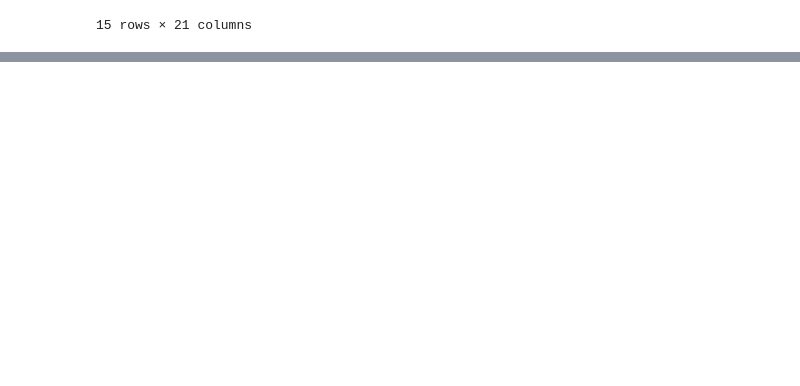
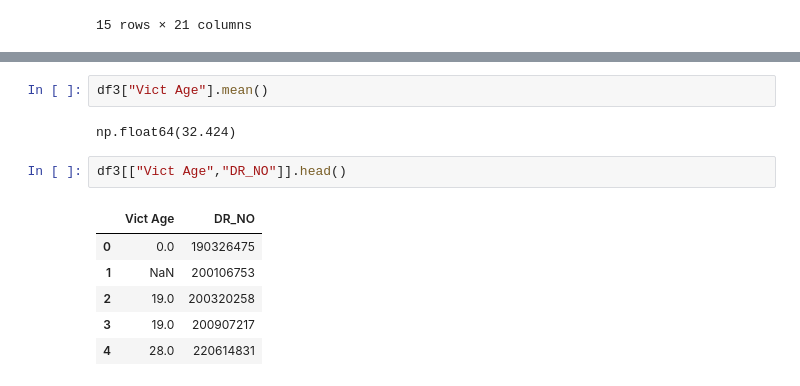
Before and after one commit to grishmamanchekar17-web/Python, a Jupyter notebook: Practice.ipynb, the cells around one changed output, grey strips where cells are left out. Saved outputs shown, nothing was run; the diff lists cells and outputs as text; blank space fills up the shorter version.

```diff
--- a/Practice.ipynb
+++ b/Practice.ipynb
@@ -2147,0 +2262,13 @@ df.sort_values("Postal Code",ascending=False).head(15)
+# %%
+df3["Vict Age"].mean()
+# %% [output]
+np.float64(32.424)
+# %%
+df3[["Vict Age","DR_NO"]].head()
+# %% [output]
+|  | Vict Age | DR_NO |
+| 0 | 0.0 | 190326475 |
+| 1 | NaN | 200106753 |
+| 2 | 19.0 | 200320258 |
+| 3 | 19.0 | 200907217 |
+| 4 | 28.0 | 220614831 |
```
Also changed, not shown: parts of 16 cells of this notebook.
